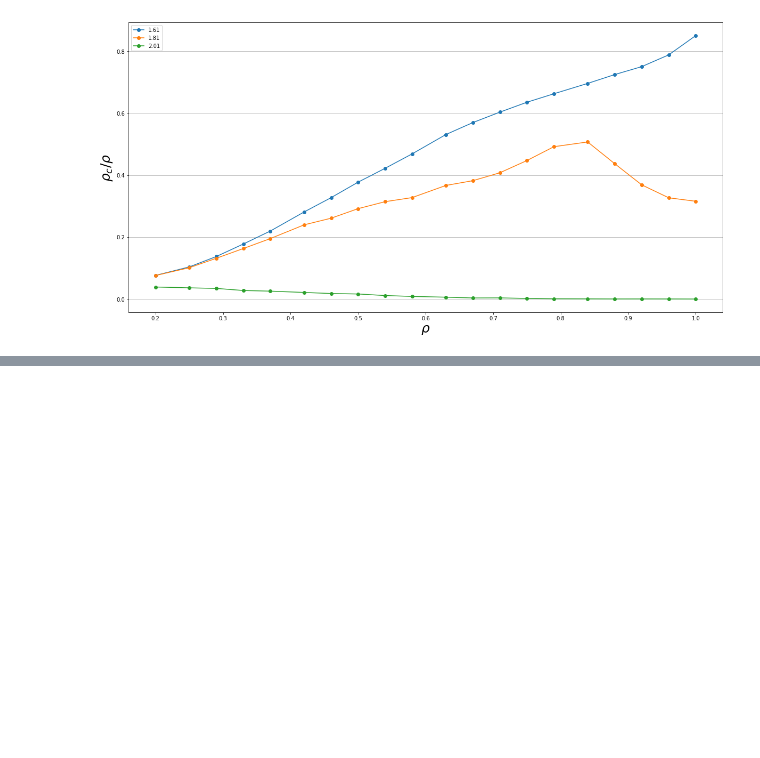
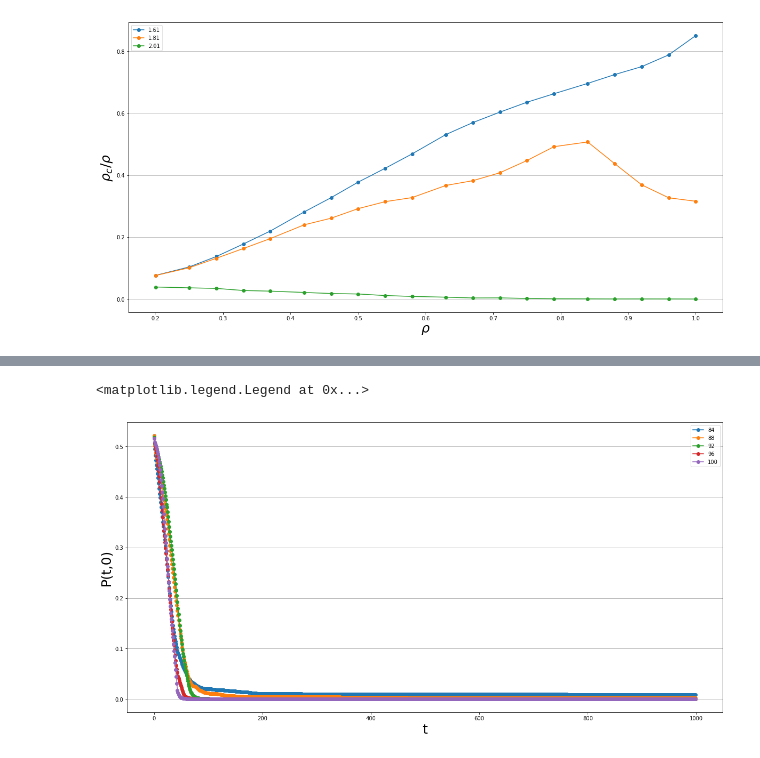
Before and after one commit to bu147/spatial-games-square-grid, a Jupyter notebook: 1.4-1.8.ipynb, the cells around one changed output, grey strips where cells are left out. Cells and saved outputs as stored; diff of their text form; code cells hidden in the pictures; blank space fills up the shorter version.

```diff
--- a/1.4-1.8.ipynb
+++ b/1.4-1.8.ipynb
@@ -89,0 +184,20 @@ ax.legend()
+# %%
+points2=np.linspace(p_star, 100, num=5, dtype=int)
+t1=1000
+tw1=0
+# %%
+pers2=np.zeros((len(points2), t1-tw1))
+for i in range(len(points2)):
+    pers2[i]=persistence(size=100,coop_percentage=50,off_percentage=100-points2[i],seed=1,b=bs[1],t=t1,tw=tw1)
+# %%
+fig,ax=plt.subplots(1,1,figsize=(20,10))
+ax.grid(b=True,axis='y')
+for i in range(len(pers2)):
+    ax.plot(pers2[i],'o-',label=points2[i])
+
+ax.set_xlabel('t',fontsize=25)
+ax.set_ylabel('P(t,0)',fontsize=25)
+ax.legend()
+# %% [output]
+<matplotlib.legend.Legend at 0x...>
+[figure, added]
```
Also changed, not shown: parts of 12 cells of this notebook, 4 other files.
